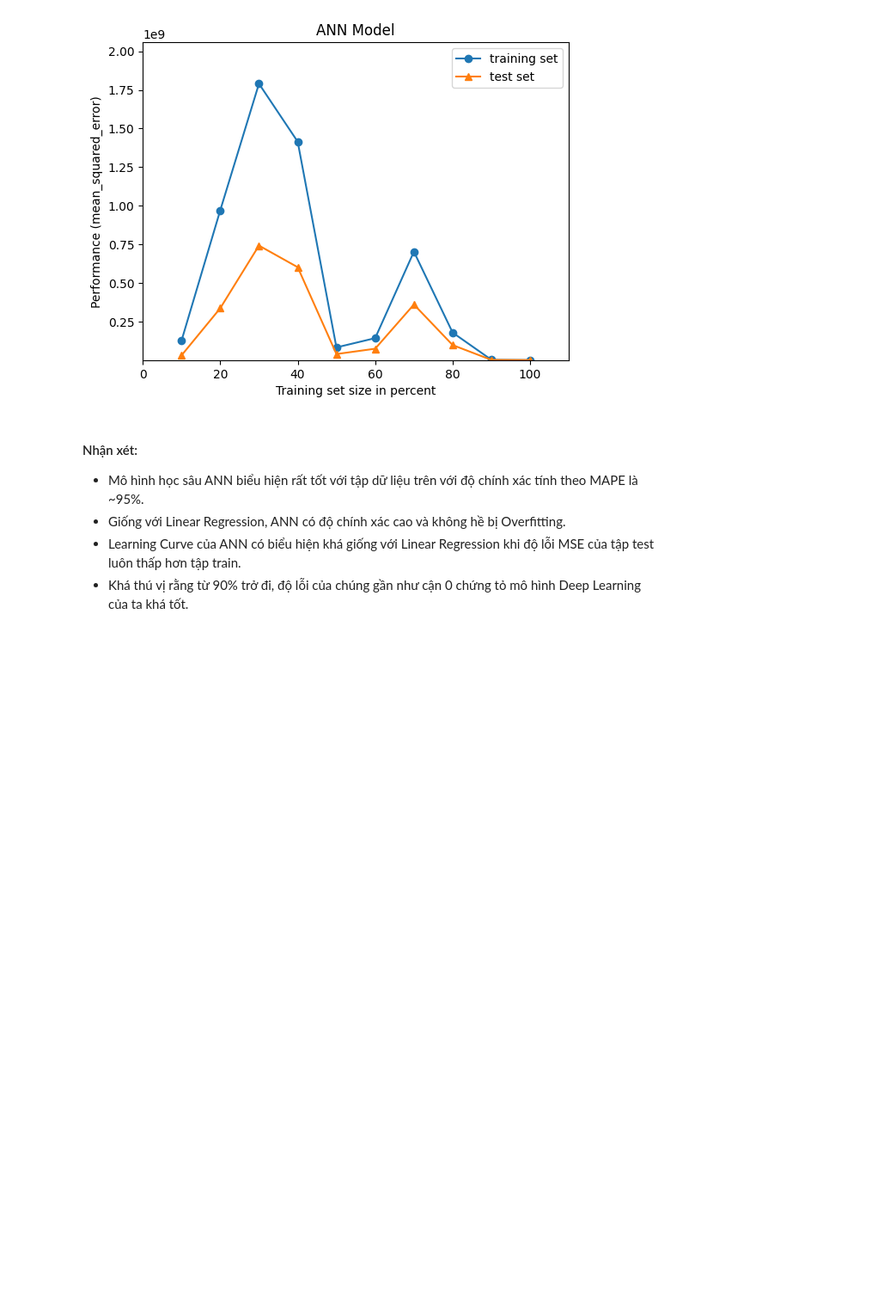
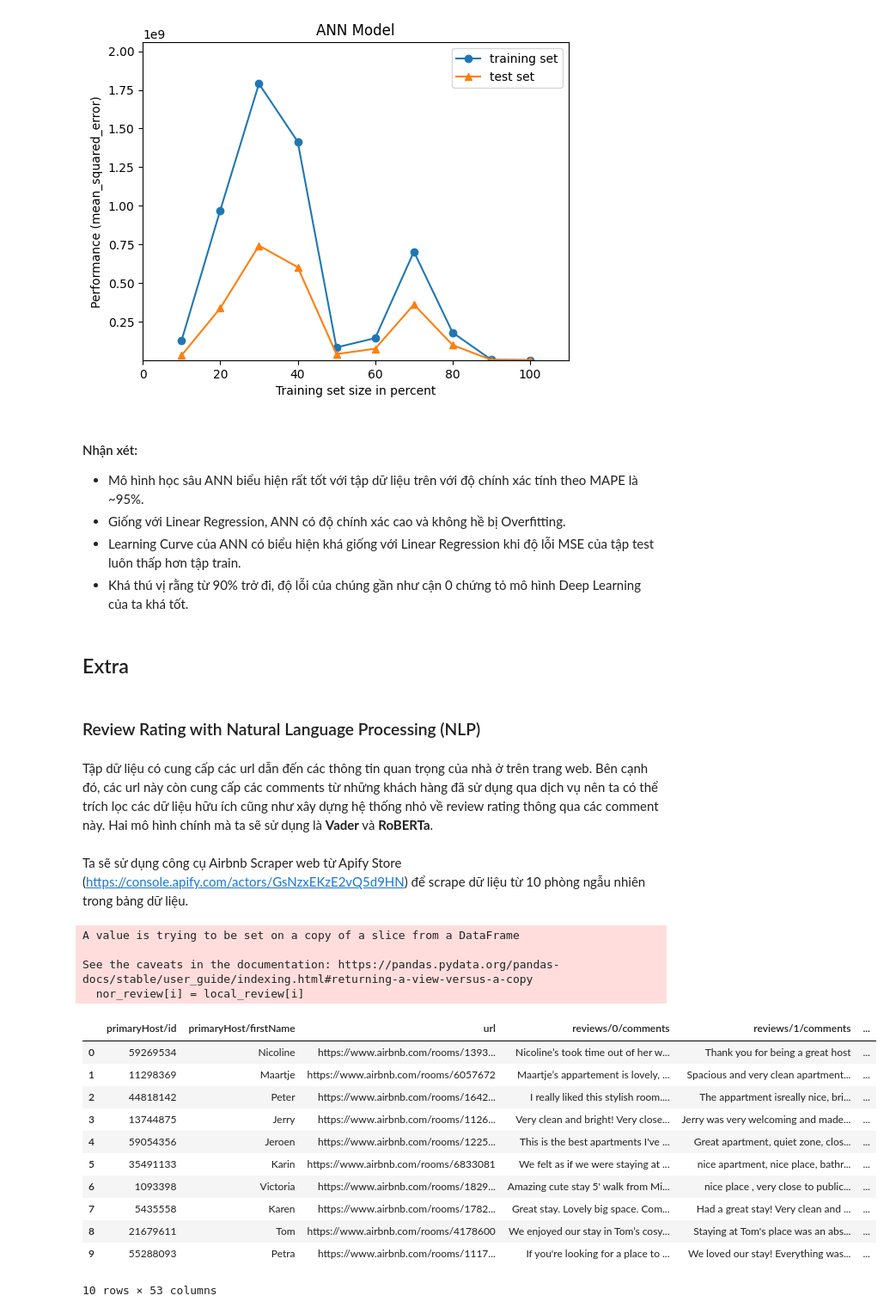
Before and after one commit to 19127592/PTDLUD, a Jupyter notebook: Project.ipynb, the cells around one changed output. Shown at 86% size. Drawn from its saved outputs; the diff is of its cells as text; code cells hidden in the pictures; blank space fills up the shorter version.

```diff
--- a/Project.ipynb
+++ b/Project.ipynb
@@ -923,3 +933,59 @@ plot_curves(X_train,X_test,y_train,y_test,ANN1,"ANN Model")
 - Giống với Linear Regression, ANN có độ chính xác cao và không hề bị Overfitting.
 - Learning Curve của ANN có biểu hiện khá giống với Linear Regression khi độ lỗi MSE của tập test luôn thấp hơn tập train.
 - Khá thú vị rằng từ 90% trở đi, độ lỗi của chúng gần như cận 0 chứng tỏ mô hình Deep Learning của ta khá tốt.
+# %% [markdown]
+## Extra
+# %% [markdown]
+### Review Rating with Natural Language Processing (NLP)
+# %% [markdown]
+Tập dữ liệu có cung cấp các url dẫn đến các thông tin quan trọng của nhà ở trên trang web. Bên cạnh đó, các url này còn cung cấp các comments từ những khách hàng đã sử dụng qua dịch vụ nên ta có thể trích lọc các dữ liệu hữu ích cũng như xây dựng hệ thống nhỏ về review rating thông qua các comment này. Hai mô hình chính mà ta sẽ sử dụng là **Vader** và **RoBERTa**.
+# %% [markdown]
+Ta sẽ sử dụng công cụ Airbnb Scraper web từ Apify Store (https://console.apify.com/actors/GsNzxEKzE2vQ5d9HN) để scrape dữ liệu từ 10 phòng ngẫu nhiên trong bảng dữ liệu.
+# %%
+df_reviews = pd.read_csv("listing_url_samples.csv")
+matching = [s for s in df_reviews.columns if "comments" in s]
+review_info = [['primaryHost/id','primaryHost/firstName','url']]
+review_info.append(matching)
+review_info = [item for sublist in review_info for item in sublist]
+df_reviews = df_reviews[review_info]
+
+normal_reviews = []
+localized_reviews = []
+for i in range(0,50):
+    normal_review = 'reviews/' + str(i) + '/comments'
+    normal_reviews.append(normal_review)
+    local_review = 'reviews/' + str(i) + '/localizedReview/comments'
+    if local_review in review_info:
+        localized_reviews.append(re.findall(r'\d+', local_review))
+
+localized_reviews = [item for sublist in localized_reviews for item in sublist]
+for i in localized_reviews:
+    nor_review = df_reviews['reviews/' + str(i) + '/comments']
+    local_review = df_reviews['reviews/' + str(i) + '/localizedReview/comments']
+    for i in range(0,len(nor_review)):
+        if local_review[i] is not np.nan:
+            nor_review[i] = local_review[i]
+
+review_info = [['primaryHost/id','primaryHost/firstName','url']]
+review_info.append(normal_reviews)
+review_info = [item for sublist in review_info for item in sublist]
+df_reviews = df_reviews[review_info]
+
+df_reviews
+# %% [output]
+A value is trying to be set on a copy of a slice from a DataFrame
+
+See the caveats in the documentation: https://pandas.pydata.org/pandas-docs/stable/user_guide/indexing.html#returning-a-view-versus-a-copy
+  nor_review[i] = local_review[i]
+|  | primaryHost/id | primaryHost/firstName | url | reviews/0/comments | reviews/1/comments | ... |
+| 0 | 59269534 | Nicoline | https://www.airbnb.com/rooms/1393... | Nicoline’s took time out of her w... | Thank you for being a great host | ... |
+| 1 | 11298369 | Maartje | https://www.airbnb.com/rooms/6057672 | Maartje’s appartement is lovely, ... | Spacious and very clean apartment... | ... |
+| 2 | 44818142 | Peter | https://www.airbnb.com/rooms/1642... | I really liked this stylish room.... | The appartment isreally nice, bri... | ... |
+| 3 | 13744875 | Jerry | https://www.airbnb.com/rooms/1126... | Very clean and bright! Very close... | Jerry was very welcoming and made... | ... |
+| 4 | 59054356 | Jeroen | https://www.airbnb.com/rooms/1225... | This is the best apartments I've ... | Great apartment, quiet zone, clos... | ... |
+| 5 | 35491133 | Karin | https://www.airbnb.com/rooms/6833081 | We felt as if we were staying at ... | nice apartment, nice place, bathr... | ... |
+| 6 | 1093398 | Victoria | https://www.airbnb.com/rooms/1829... | Amazing cute stay 5' walk from Mi... | nice place , very close to public... | ... |
+| 7 | 5435558 | Karen | https://www.airbnb.com/rooms/1782... | Great stay. Lovely big space. Com... | Had a great stay! Very clean and ... | ... |
+| 8 | 21679611 | Tom | https://www.airbnb.com/rooms/4178600 | We enjoyed our stay in Tom’s cosy... | Staying at Tom's place was an abs... | ... |
+| 9 | 55288093 | Petra | https://www.airbnb.com/rooms/1117... | If you're looking for a place to ... | We loved our stay! Everything was... | ... |
+10 rows × 53 columns
```
Also changed, not shown: parts of 14 cells of this notebook, 1 other file.
